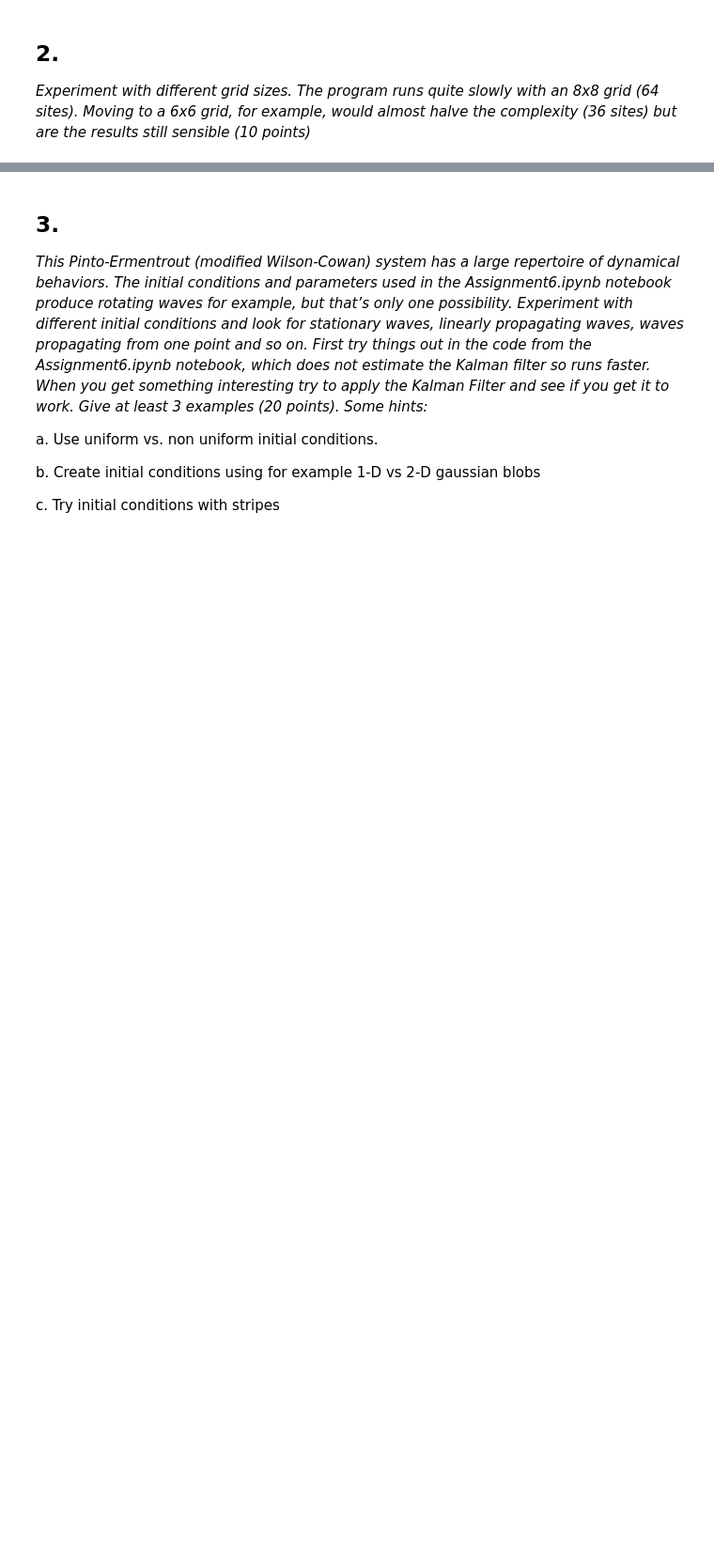
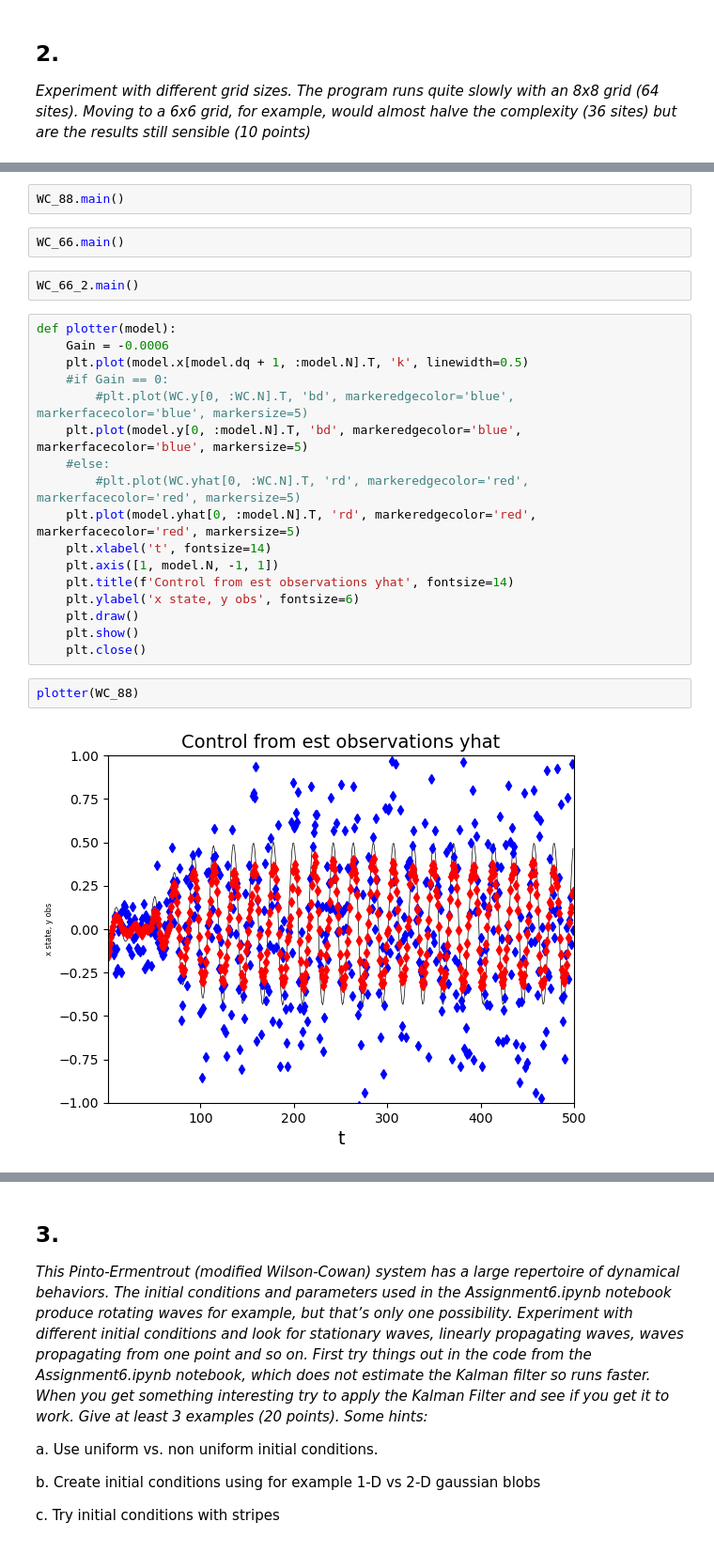
Before and after one commit to rhofm/KalmanPP2, a Jupyter notebook: notebooks/Assignment7.ipynb, the cells around one changed output, grey strips where cells are left out. Shown at 94% size. Cells and saved outputs as stored; diff of their text form; blank space fills up the shorter version.

```diff
--- a/notebooks/Assignment7.ipynb
+++ b/notebooks/Assignment7.ipynb
@@ -41,0 +201,27 @@ _Experiment with different grid sizes. The program runs quite slowly with an 8x8
+# %%
+WC_88.main()
+# %%
+WC_66.main()
+# %%
+WC_66_2.main()
+# %%
+def plotter(model):
+    Gain = -0.0006
+    plt.plot(model.x[model.dq + 1, :model.N].T, 'k', linewidth=0.5)
+    #if Gain == 0:
+        #plt.plot(WC.y[0, :WC.N].T, 'bd', markeredgecolor='blue', markerfacecolor='blue', markersize=5)
+    plt.plot(model.y[0, :model.N].T, 'bd', markeredgecolor='blue', markerfacecolor='blue', markersize=5)
+    #else:
+        #plt.plot(WC.yhat[0, :WC.N].T, 'rd', markeredgecolor='red', markerfacecolor='red', markersize=5)
+    plt.plot(model.yhat[0, :model.N].T, 'rd', markeredgecolor='red', markerfacecolor='red', markersize=5)
+    plt.xlabel('t', fontsize=14)
+    plt.axis([1, model.N, -1, 1])
+    plt.title(f'Control from est observations yhat', fontsize=14)
+    plt.ylabel('x state, y obs', fontsize=6)
+    plt.draw()
+    plt.show()
+    plt.close()
+# %%
+plotter(WC_88)
+# %% [output]
+[figure, added]
```
Also changed, not shown: parts of 12 cells of this notebook, 1 other file.
